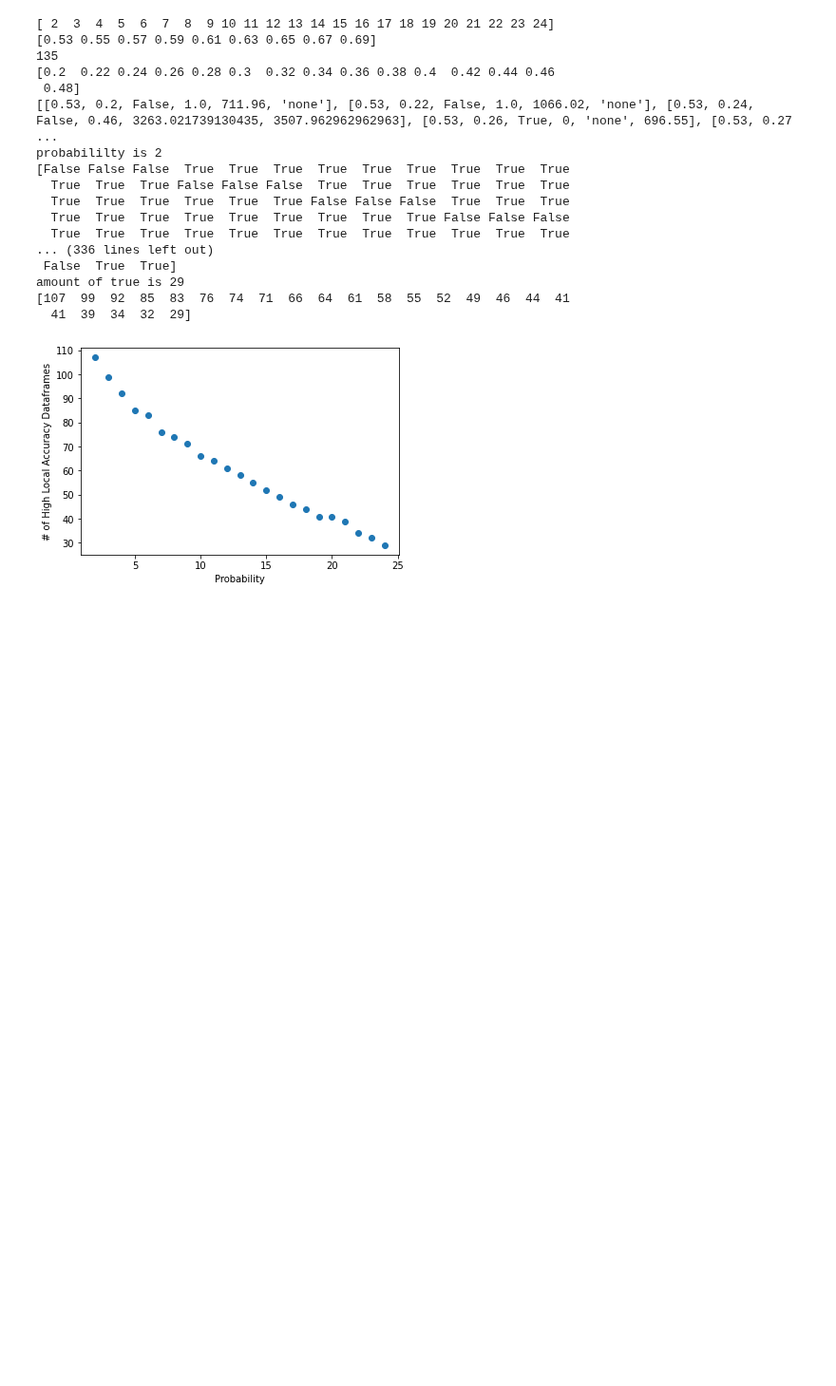
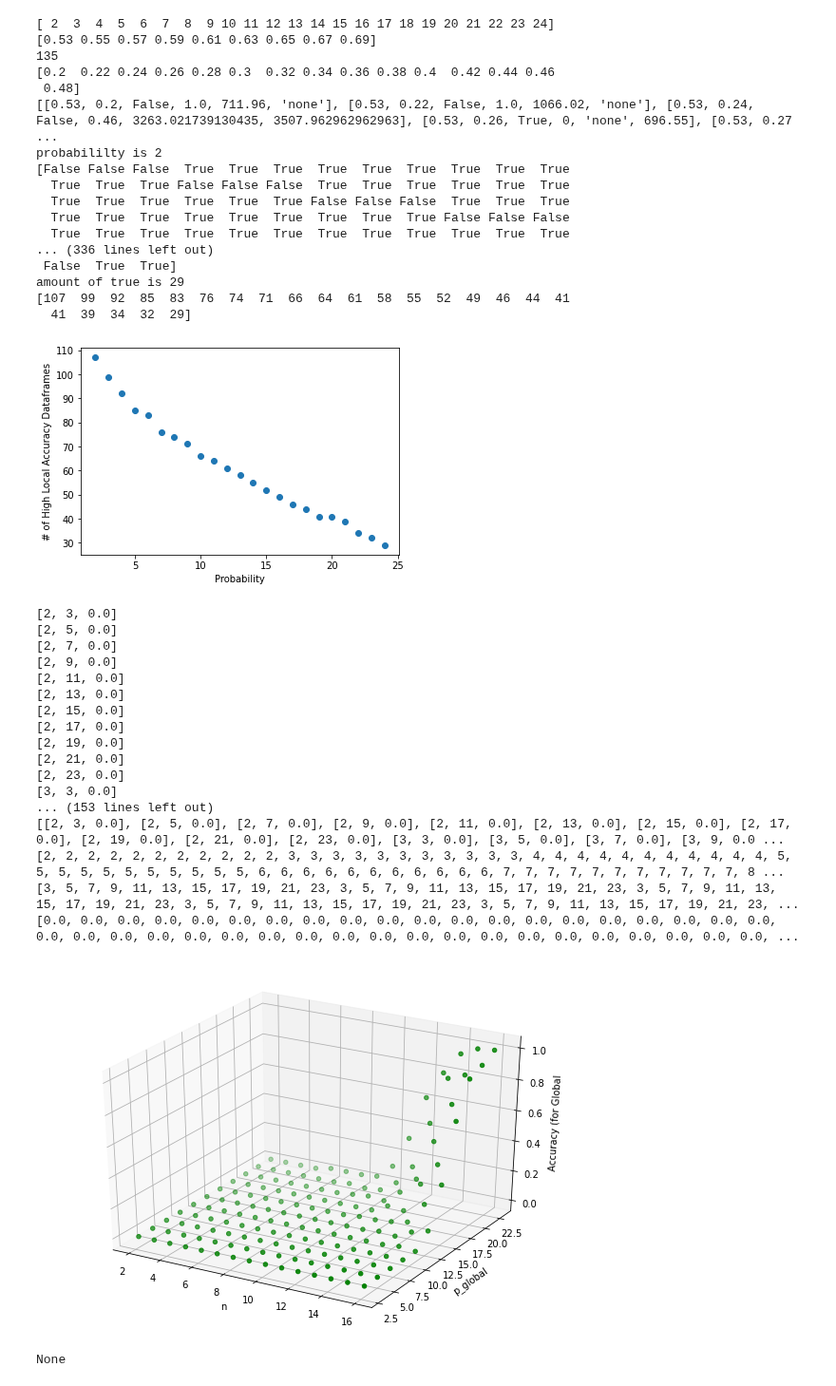
Before and after one commit to yGit741/comdepri, a Jupyter notebook: accuracy_simulation_210121.ipynb, the cells around one changed output. Shown at 95% size. Drawn from its saved outputs; the diff is of its cells as text; code cells hidden in the pictures; blank space fills up the shorter version.

Commit message:
Added 3d graph!!!!!!

```diff
--- a/accuracy_simulation_210121.ipynb
+++ b/accuracy_simulation_210121.ipynb
@@ -653,6 +654,63 @@ amount of true is 29
 [107  99  92  85  83  76  74  71  66  64  61  58  55  52  49  46  44  41
   41  39  34  32  29]
 [figure]
+# %%
+def plot_3d_param(title='Accuracy by n and Probability', param_x = 'n', min_x=2, max_x=17, step_x=1, param_a= 'p_global', min_a=3, max_a=25, step_a=2, N=100,
+                              global_s=0.55, local_s=0.45, n=12, p_global=50):
+  dict_for_param =dict_by_param(N=N, global_s=global_s, local_s=local_s, n=n, p_global=p_global)
+  array_for_x = np.arange(min_x,max_x,step_x)
+  array_for_a = np.arange(min_a, max_a, step_a)
+  new_array = []
+  for p in array_for_x:
+    dict_for_param[param_x]=p
+    for a in array_for_a:
+      dict_for_param[param_a]=a
+      acc=df_accuracy(**dict_for_param)
+      for_plot = [p, a, acc]
+      print(for_plot)
+      new_array.append(for_plot)
+  print(new_array)
+  x_values = [item[0] for item in new_array]
+
+  print(x_values)
+  y_values = [item[1] for item in new_array]
+  print(y_values)
+  z_values = [item[2] for item in new_array]
+  print(z_values)
+
+  # Creating figure
+  fig = plt.figure(figsize = (10, 7))
+  ax = plt.axes(projection ="3d")
+
+  # Creating plot
+  ax.scatter3D(x_values, y_values, z_values, color = "green")
+  plt.xlabel(param_x)
+  plt.ylabel(param_a)
+  ax.set_zlabel('Accuracy (for Global', rotation=45)
+
+  return plt.show()
+
+print(plot_3d_param())
+# %% [output]
+[2, 3, 0.0]
+[2, 5, 0.0]
+[2, 7, 0.0]
+[2, 9, 0.0]
+[2, 11, 0.0]
+[2, 13, 0.0]
+[2, 15, 0.0]
+[2, 17, 0.0]
+[2, 19, 0.0]
+[2, 21, 0.0]
+[2, 23, 0.0]
+[3, 3, 0.0]
+... (153 lines left out)
+[[2, 3, 0.0], [2, 5, 0.0], [2, 7, 0.0], [2, 9, 0.0], [2, 11, 0.0], [2, 13, 0.0], [2, 15, 0.0], [2, 17, 0.0], [2, 19, 0.0], [2, 21, 0.0], [2, 23, 0.0], [3, 3, 0.0], [3, 5, 0.0], [3, 7, 0.0], [3, 9, 0.0 ...
+[2, 2, 2, 2, 2, 2, 2, 2, 2, 2, 2, 3, 3, 3, 3, 3, 3, 3, 3, 3, 3, 3, 4, 4, 4, 4, 4, 4, 4, 4, 4, 4, 4, 5, 5, 5, 5, 5, 5, 5, 5, 5, 5, 5, 6, 6, 6, 6, 6, 6, 6, 6, 6, 6, 6, 7, 7, 7, 7, 7, 7, 7, 7, 7, 7, 7, 8 ...
+[3, 5, 7, 9, 11, 13, 15, 17, 19, 21, 23, 3, 5, 7, 9, 11, 13, 15, 17, 19, 21, 23, 3, 5, 7, 9, 11, 13, 15, 17, 19, 21, 23, 3, 5, 7, 9, 11, 13, 15, 17, 19, 21, 23, 3, 5, 7, 9, 11, 13, 15, 17, 19, 21, 23, ...
+[0.0, 0.0, 0.0, 0.0, 0.0, 0.0, 0.0, 0.0, 0.0, 0.0, 0.0, 0.0, 0.0, 0.0, 0.0, 0.0, 0.0, 0.0, 0.0, 0.0, 0.0, 0.0, 0.0, 0.0, 0.0, 0.0, 0.0, 0.0, 0.0, 0.0, 0.0, 0.0, 0.0, 0.0, 0.0, 0.0, 0.0, 0.0, 0.0, 0.0, ...
+[figure, added]
+None
 # %%
 #optimal_prob_by_average
 def optimal_prob_by_average(globalmin = 0.53, globalmax=0.7, localmin=0.2, localmax=0.49, average_bound = 200):
```
Also changed, not shown: parts of 1 cell of this notebook.
